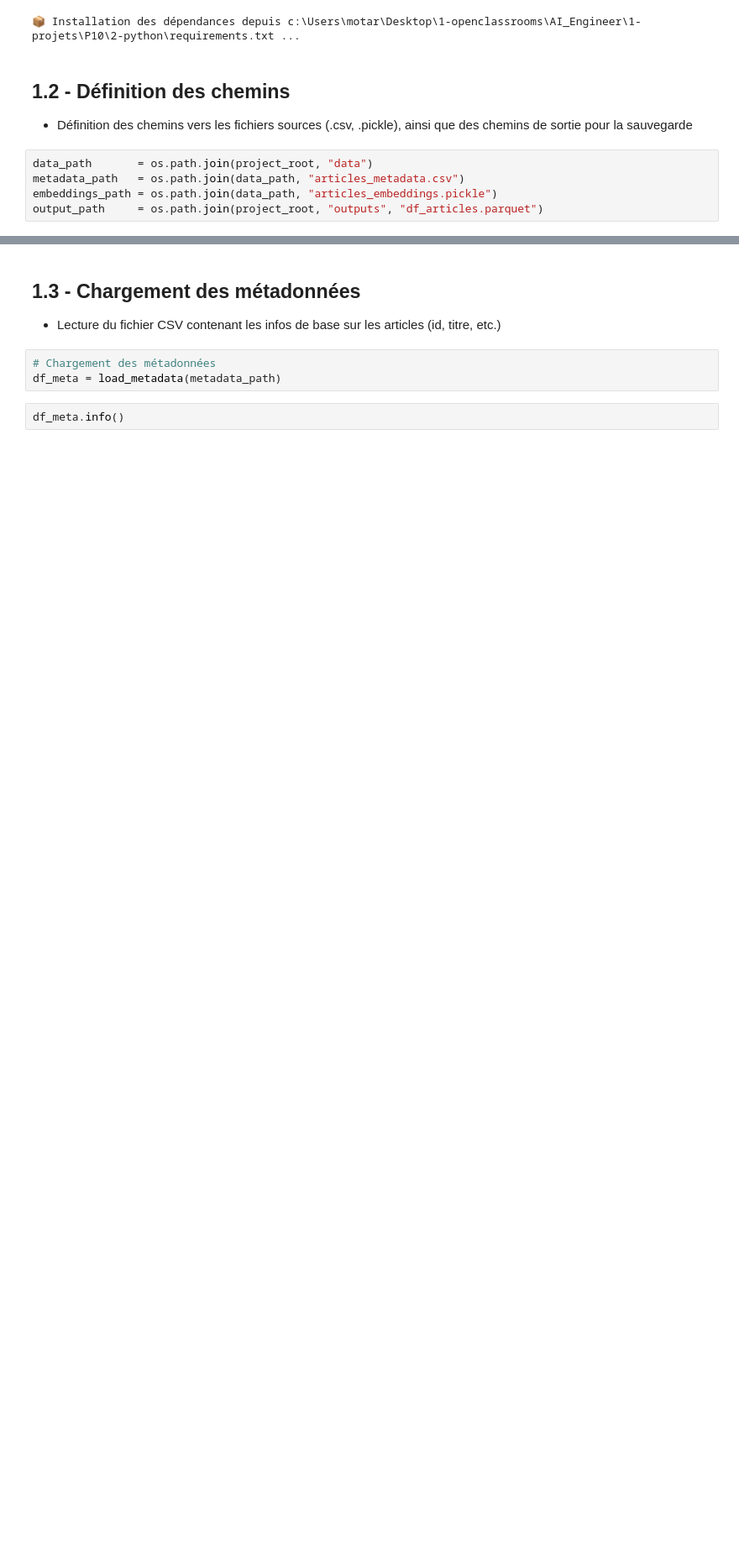
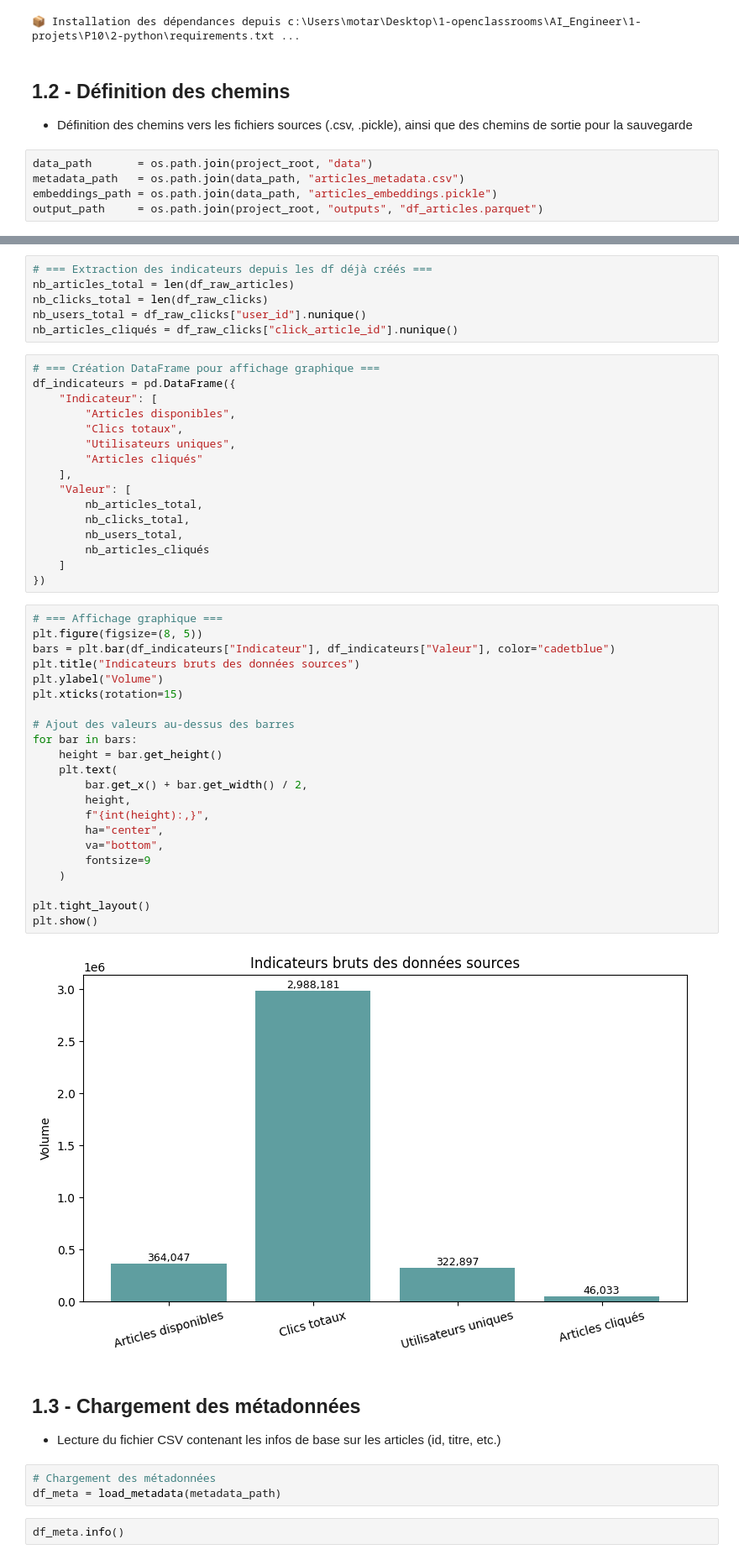
Before and after one commit to Arnaud66170/P10, a Jupyter notebook: notebooks/01_data_preparation.ipynb, the cells around one changed output, grey strips where cells are left out. Shown at 84% size. Saved outputs shown, nothing was run; the diff lists cells and outputs as text; blank space fills up the shorter version.

```diff
--- a/notebooks/01_data_preparation.ipynb
+++ b/notebooks/01_data_preparation.ipynb
@@ -67,3 +87,49 @@ output_path     = os.path.join(project_root, "outputs", "df_articles.parquet")
+# %%
+# === Extraction des indicateurs depuis les df déjà créés ===
+nb_articles_total = len(df_raw_articles)
+nb_clicks_total = len(df_raw_clicks)
+nb_users_total = df_raw_clicks["user_id"].nunique()
+nb_articles_cliqués = df_raw_clicks["click_article_id"].nunique()
+# %%
+# === Création DataFrame pour affichage graphique ===
+df_indicateurs = pd.DataFrame({
+    "Indicateur": [
+        "Articles disponibles",
+        "Clics totaux",
+        "Utilisateurs uniques",
+        "Articles cliqués"
+    ],
+    "Valeur": [
+        nb_articles_total,
+        nb_clicks_total,
+        nb_users_total,
+        nb_articles_cliqués
+    ]
+})
+# %%
+# === Affichage graphique ===
+plt.figure(figsize=(8, 5))
+bars = plt.bar(df_indicateurs["Indicateur"], df_indicateurs["Valeur"], color="cadetblue")
+plt.title("Indicateurs bruts des données sources")
+plt.ylabel("Volume")
+plt.xticks(rotation=15)
+
+# Ajout des valeurs au-dessus des barres
+for bar in bars:
+    height = bar.get_height()
+    plt.text(
+        bar.get_x() + bar.get_width() / 2,
+        height,
+        f"{int(height):,}",
+        ha="center",
+        va="bottom",
+        fontsize=9
+    )
+
+plt.tight_layout()
+plt.show()
+# %% [output]
+[figure, added]
 # %% [markdown]
 ## 1.3 - Chargement des métadonnées
 - Lecture du fichier CSV contenant les infos de base sur les articles (id, titre, etc.)
```
Also changed, not shown: parts of 14 cells of this notebook, 1 other file.
